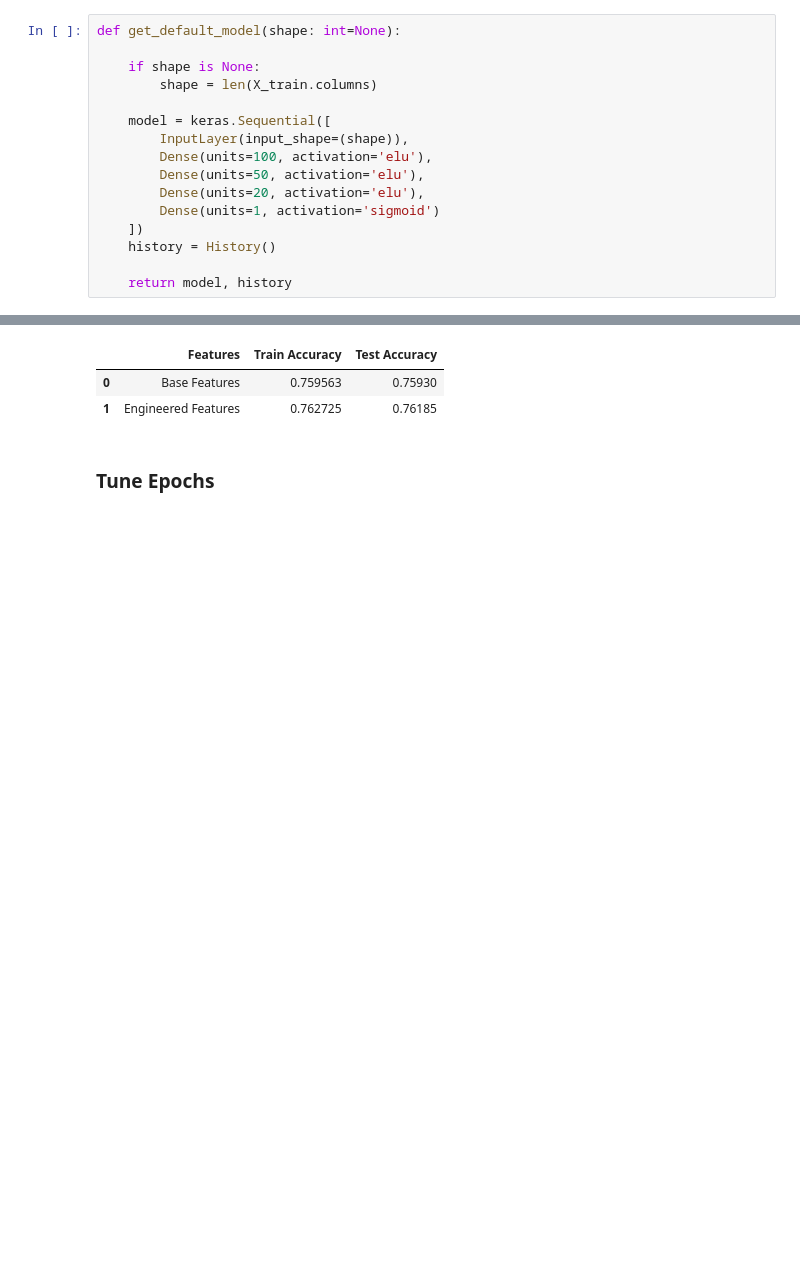
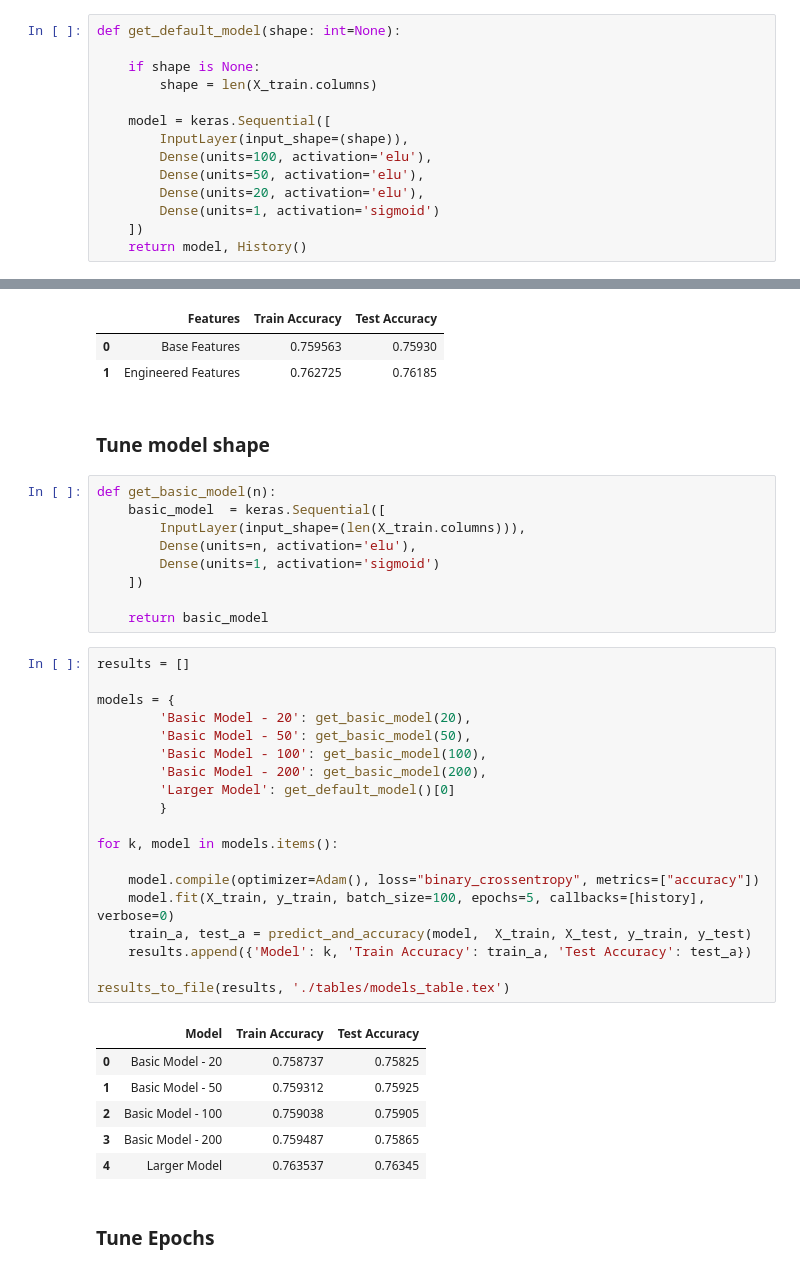
Before and after one commit to georgec123/dl_cw, a Jupyter notebook: src/parameter_tune.ipynb, the cells around one changed output, grey strips where cells are left out. Drawn from its saved outputs; the diff is of its cells as text; blank space fills up the shorter version.

Commit message:
model test

```diff
--- a/src/parameter_tune.ipynb
+++ b/src/parameter_tune.ipynb
@@ -73,9 +73,7 @@ def get_default_model(shape: int=None):
         Dense(units=20, activation='elu'),
         Dense(units=1, activation='sigmoid')
     ])
-    history = History()
-
-    return model, history
+    return model, History()
 # %% [markdown]
 ### Check adding engineered features
 # %%
@@ -102,6 +100,43 @@ results_to_file(results, './tables/features_table.tex')
 |  | Features | Train Accuracy | Test Accuracy |
 | 0 | Base Features | 0.759563 | 0.75930 |
 | 1 | Engineered Features | 0.762725 | 0.76185 |
+# %% [markdown]
+### Tune model shape
+# %%
+def get_basic_model(n):
+    basic_model  = keras.Sequential([
+        InputLayer(input_shape=(len(X_train.columns))),
+        Dense(units=n, activation='elu'),
+        Dense(units=1, activation='sigmoid')
+    ])
+
+    return basic_model
+# %%
+results = []
+
+models = {
+        'Basic Model - 20': get_basic_model(20),
+        'Basic Model - 50': get_basic_model(50),
+        'Basic Model - 100': get_basic_model(100),
+        'Basic Model - 200': get_basic_model(200),
+        'Larger Model': get_default_model()[0]
+        }
+
+for k, model in models.items():
+
+    model.compile(optimizer=Adam(), loss="binary_crossentropy", metrics=["accuracy"])
+    model.fit(X_train, y_train, batch_size=100, epochs=5, callbacks=[history], verbose=0)
+    train_a, test_a = predict_and_accuracy(model,  X_train, X_test, y_train, y_test)
+    results.append({'Model': k, 'Train Accuracy': train_a, 'Test Accuracy': test_a})
+
+results_to_file(results, './tables/models_table.tex')
+# %% [output]
+|  | Model | Train Accuracy | Test Accuracy |
+| 0 | Basic Model - 20 | 0.758737 | 0.75825 |
+| 1 | Basic Model - 50 | 0.759312 | 0.75925 |
+| 2 | Basic Model - 100 | 0.759038 | 0.75905 |
+| 3 | Basic Model - 200 | 0.759487 | 0.75865 |
+| 4 | Larger Model | 0.763537 | 0.76345 |
 # %% [markdown]
 ### Tune Epochs
 # %%
```
Also changed, not shown: 2 other files.
